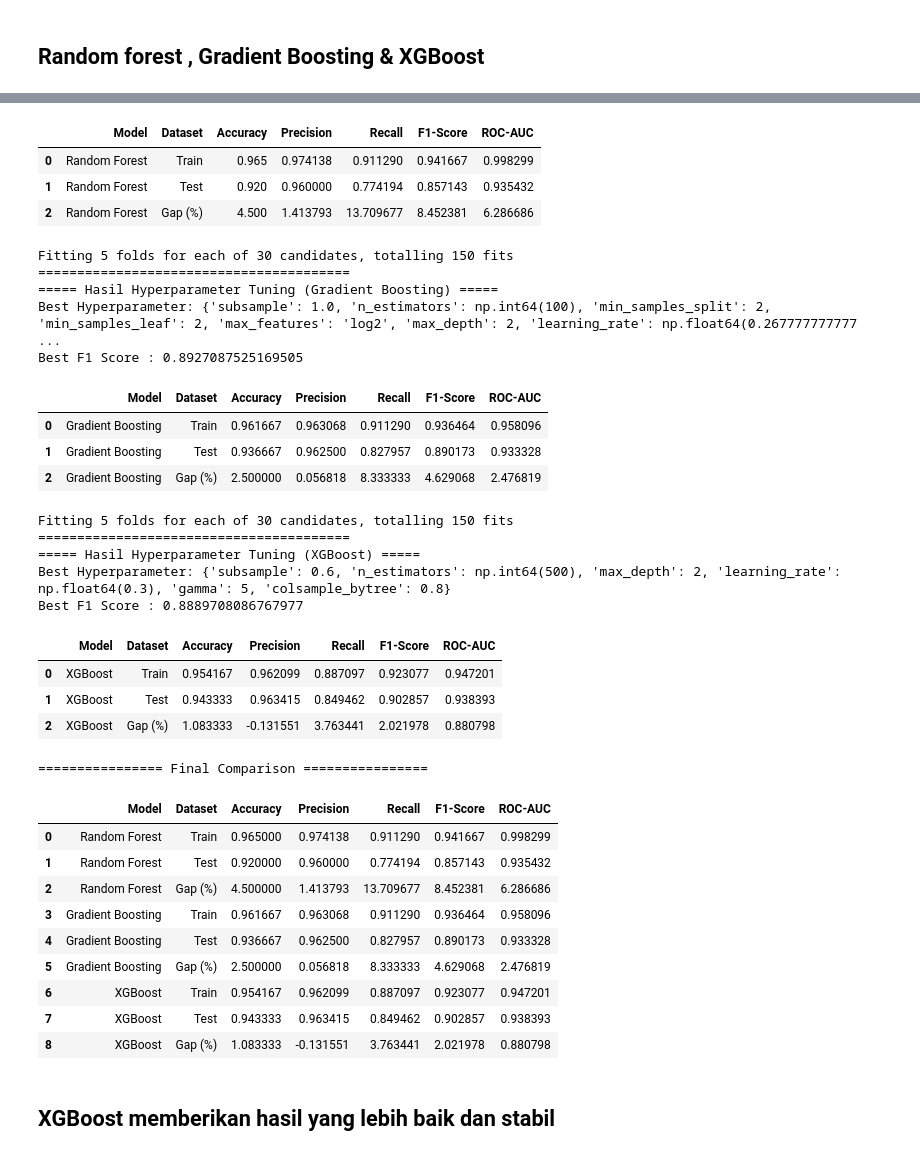
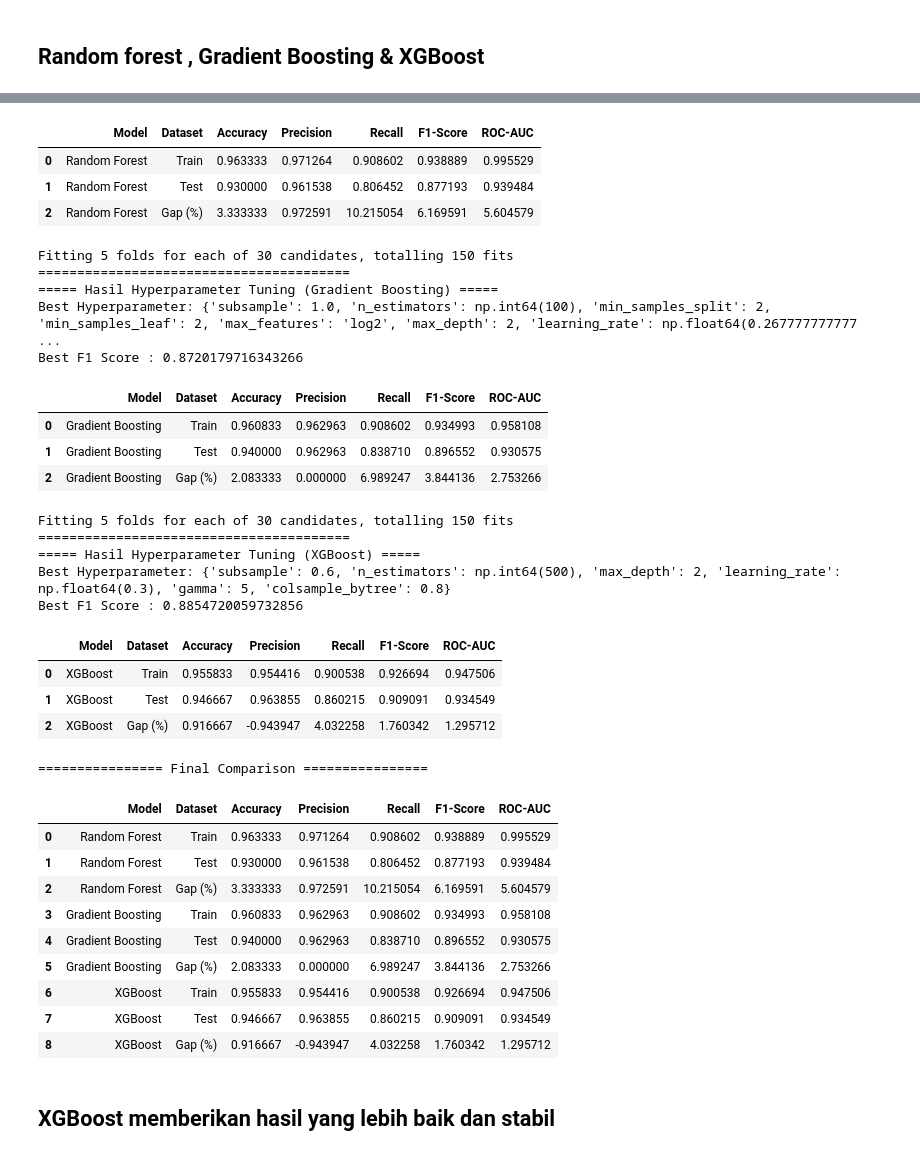
Before and after one commit to agirahmawandi/4kings_project, a Jupyter notebook: Stage2_Modeling_Tunning.ipynb, the cells around one changed output, grey strips where cells are left out. Saved outputs shown, nothing was run; the diff lists cells and outputs as text; code cells hidden in the pictures.

```diff
--- a/Stage2_Modeling_Tunning.ipynb
+++ b/Stage2_Modeling_Tunning.ipynb
@@ -197,15 +139,14 @@ def bin_experience(x):
             labels.append("Senior")
     return np.array(labels).reshape(-1,1)
 
+
 # a. EducationLevel → OH encode
 edu_pipeline = Pipeline([
-    ("onehot", OneHotEncoder(drop="first"))
+    ("onehot", OneHotEncoder(drop="first"))  # one-hot encode EducationLevel
 ])
 
-
-
 exp_pipeline = Pipeline([
-    ("binning", FunctionTransformer(bin_experience, validate=False)),
+    ("binning", FunctionTransformer(bin_experience, validate=False,feature_names_out="one-to-one")),
     ("onehot", OneHotEncoder(drop="first"))  # one-hot encode hasil binning
 ])
 
@@ -225,26 +166,35 @@ num_pipeline = Pipeline([
 # =====================
 preprocessor = ColumnTransformer(
     transformers=[
-        ("education", edu_pipeline, ["EducationLevel"]),
+        ("num", num_pipeline, num_features),
         ("experience", exp_pipeline, ["ExperienceYears"]),
         ("recruitment", recruitment_pipeline, ["RecruitmentStrategy"]),
-        ("num", num_pipeline, num_features)
+        ("education", edu_pipeline, ["EducationLevel"])
+
+
+
+
+
+
     ],
     remainder="drop"
 )
 
 
 # Pipeline gabungan: cleaning + preprocessing
+
+
+preprocessor.fit(X_train)
+# # Simpan pipeline preprocessing
+joblib.dump(preprocessor, "preprocesor.pkl")
+print("Pipeline preprocessing berhasil disimpan.")
+
+
+
 full_pipeline = Pipeline([
     ("cleaning", DataCleaner()),   # tahap cleaning
     ("preprocessing", preprocessor) # tahap preprocessing (OH, scaling, dsb.)
 ])
-
-# preprocessor.fit(X_train)
-# Simpan pipeline preprocessing
-joblib.dump(preprocessor, "preprocesor.pkl")
-print("Pipeline preprocessing berhasil disimpan.")
-
 # Transform data
 X_train_transformed = full_pipeline.fit_transform(X_train)
 X_test_transformed  = full_pipeline.transform(X_test)
@@ -677,7 +608,7 @@ def evaluate_train_test(model, X_train, y_train, X_test, y_test, model_name="Mod
 
     return df_results
 # %%
-
+cv = StratifiedKFold(n_splits=5, shuffle=True, random_state=42)
 # =========================================
 # Random Forest dengan RandomizedSearchCV
 # =========================================
@@ -696,7 +627,7 @@ rf_random = RandomizedSearchCV(
     estimator=rf,
     param_distributions=rf_param_dist,
     n_iter=20,
-    cv=5,
+    cv=cv,
     scoring='f1',
     verbose=2,
     random_state=42,
@@ -737,7 +668,7 @@ gb_random = RandomizedSearchCV(
     estimator=gb,
     param_distributions=gb_param_dist,
     n_iter=30,
-    cv=5,
+    cv=cv,
     scoring='f1',
     verbose=2,
     random_state=42,
@@ -775,7 +706,7 @@ xgb_random = RandomizedSearchCV(
     estimator=xgb,
     param_distributions=xgb_param_dist,
     n_iter=30,
-    cv=5,
+    cv=cv,
     scoring='f1',
     verbose=2,
     random_state=42,
@@ -810,38 +741,38 @@ Best F1 Score : 0.8594049335803413
 
 Result Model evaluation Train vs Test:
 |  | Model | Dataset | Accuracy | Precision | Recall | F1-Score | ROC-AUC |
-| 0 | Random Forest | Train | 0.965 | 0.974138 | 0.911290 | 0.941667 | 0.998299 |
-| 1 | Random Forest | Test | 0.920 | 0.960000 | 0.774194 | 0.857143 | 0.935432 |
-| 2 | Random Forest | Gap (%) | 4.500 | 1.413793 | 13.709677 | 8.452381 | 6.286686 |
+| 0 | Random Forest | Train | 0.963333 | 0.971264 | 0.908602 | 0.938889 | 0.995529 |
+| 1 | Random Forest | Test | 0.930000 | 0.961538 | 0.806452 | 0.877193 | 0.939484 |
+| 2 | Random Forest | Gap (%) | 3.333333 | 0.972591 | 10.215054 | 6.169591 | 5.604579 |
 Fitting 5 folds for each of 30 candidates, totalling 150 fits
 ========================================
 ===== Hasil Hyperparameter Tuning (Gradient Boosting) =====
 Best Hyperparameter: {'subsample': 1.0, 'n_estimators': np.int64(100), 'min_samples_split': 2, 'min_samples_leaf': 2, 'max_features': 'log2', 'max_depth': 2, 'learning_rate': np.float64(0.267777777777 ...
-Best F1 Score : 0.8927087525169505
+Best F1 Score : 0.8720179716343266
 |  | Model | Dataset | Accuracy | Precision | Recall | F1-Score | ROC-AUC |
-| 0 | Gradient Boosting | Train | 0.961667 | 0.963068 | 0.911290 | 0.936464 | 0.958096 |
-| 1 | Gradient Boosting | Test | 0.936667 | 0.962500 | 0.827957 | 0.890173 | 0.933328 |
-| 2 | Gradient Boosting | Gap (%) | 2.500000 | 0.056818 | 8.333333 | 4.629068 | 2.476819 |
+| 0 | Gradient Boosting | Train | 0.960833 | 0.962963 | 0.908602 | 0.934993 | 0.958108 |
+| 1 | Gradient Boosting | Test | 0.940000 | 0.962963 | 0.838710 | 0.896552 | 0.930575 |
+| 2 | Gradient Boosting | Gap (%) | 2.083333 | 0.000000 | 6.989247 | 3.844136 | 2.753266 |
 Fitting 5 folds for each of 30 candidates, totalling 150 fits
 ========================================
 ===== Hasil Hyperparameter Tuning (XGBoost) =====
 Best Hyperparameter: {'subsample': 0.6, 'n_estimators': np.int64(500), 'max_depth': 2, 'learning_rate': np.float64(0.3), 'gamma': 5, 'colsample_bytree': 0.8}
-Best F1 Score : 0.8889708086767977
+Best F1 Score : 0.8854720059732856
 |  | Model | Dataset | Accuracy | Precision | Recall | F1-Score | ROC-AUC |
-| 0 | XGBoost | Train | 0.954167 | 0.962099 | 0.887097 | 0.923077 | 0.947201 |
-| 1 | XGBoost | Test | 0.943333 | 0.963415 | 0.849462 | 0.902857 | 0.938393 |
-| 2 | XGBoost | Gap (%) | 1.083333 | -0.131551 | 3.763441 | 2.021978 | 0.880798 |
+| 0 | XGBoost | Train | 0.955833 | 0.954416 | 0.900538 | 0.926694 | 0.947506 |
+| 1 | XGBoost | Test | 0.946667 | 0.963855 | 0.860215 | 0.909091 | 0.934549 |
+| 2 | XGBoost | Gap (%) | 0.916667 | -0.943947 | 4.032258 | 1.760342 | 1.295712 |
 ================ Final Comparison ================
 |  | Model | Dataset | Accuracy | Precision | Recall | F1-Score | ROC-AUC |
-| 0 | Random Forest | Train | 0.965000 | 0.974138 | 0.911290 | 0.941667 | 0.998299 |
-| 1 | Random Forest | Test | 0.920000 | 0.960000 | 0.774194 | 0.857143 | 0.935432 |
-| 2 | Random Forest | Gap (%) | 4.500000 | 1.413793 | 13.709677 | 8.452381 | 6.286686 |
-| 3 | Gradient Boosting | Train | 0.961667 | 0.963068 | 0.911290 | 0.936464 | 0.958096 |
-| 4 | Gradient Boosting | Test | 0.936667 | 0.962500 | 0.827957 | 0.890173 | 0.933328 |
-| 5 | Gradient Boosting | Gap (%) | 2.500000 | 0.056818 | 8.333333 | 4.629068 | 2.476819 |
-| 6 | XGBoost | Train | 0.954167 | 0.962099 | 0.887097 | 0.923077 | 0.947201 |
-| 7 | XGBoost | Test | 0.943333 | 0.963415 | 0.849462 | 0.902857 | 0.938393 |
-| 8 | XGBoost | Gap (%) | 1.083333 | -0.131551 | 3.763441 | 2.021978 | 0.880798 |
+| 0 | Random Forest | Train | 0.963333 | 0.971264 | 0.908602 | 0.938889 | 0.995529 |
+| 1 | Random Forest | Test | 0.930000 | 0.961538 | 0.806452 | 0.877193 | 0.939484 |
+| 2 | Random Forest | Gap (%) | 3.333333 | 0.972591 | 10.215054 | 6.169591 | 5.604579 |
+| 3 | Gradient Boosting | Train | 0.960833 | 0.962963 | 0.908602 | 0.934993 | 0.958108 |
+| 4 | Gradient Boosting | Test | 0.940000 | 0.962963 | 0.838710 | 0.896552 | 0.930575 |
+| 5 | Gradient Boosting | Gap (%) | 2.083333 | 0.000000 | 6.989247 | 3.844136 | 2.753266 |
+| 6 | XGBoost | Train | 0.955833 | 0.954416 | 0.900538 | 0.926694 | 0.947506 |
+| 7 | XGBoost | Test | 0.946667 | 0.963855 | 0.860215 | 0.909091 | 0.934549 |
+| 8 | XGBoost | Gap (%) | 0.916667 | -0.943947 | 4.032258 | 1.760342 | 1.295712 |
 # %%
 # # Nama folder yang diinginkan
 # folder_path = 'file_exp'
```
Also changed, not shown: parts of 19 cells of this notebook, 10 other files.
